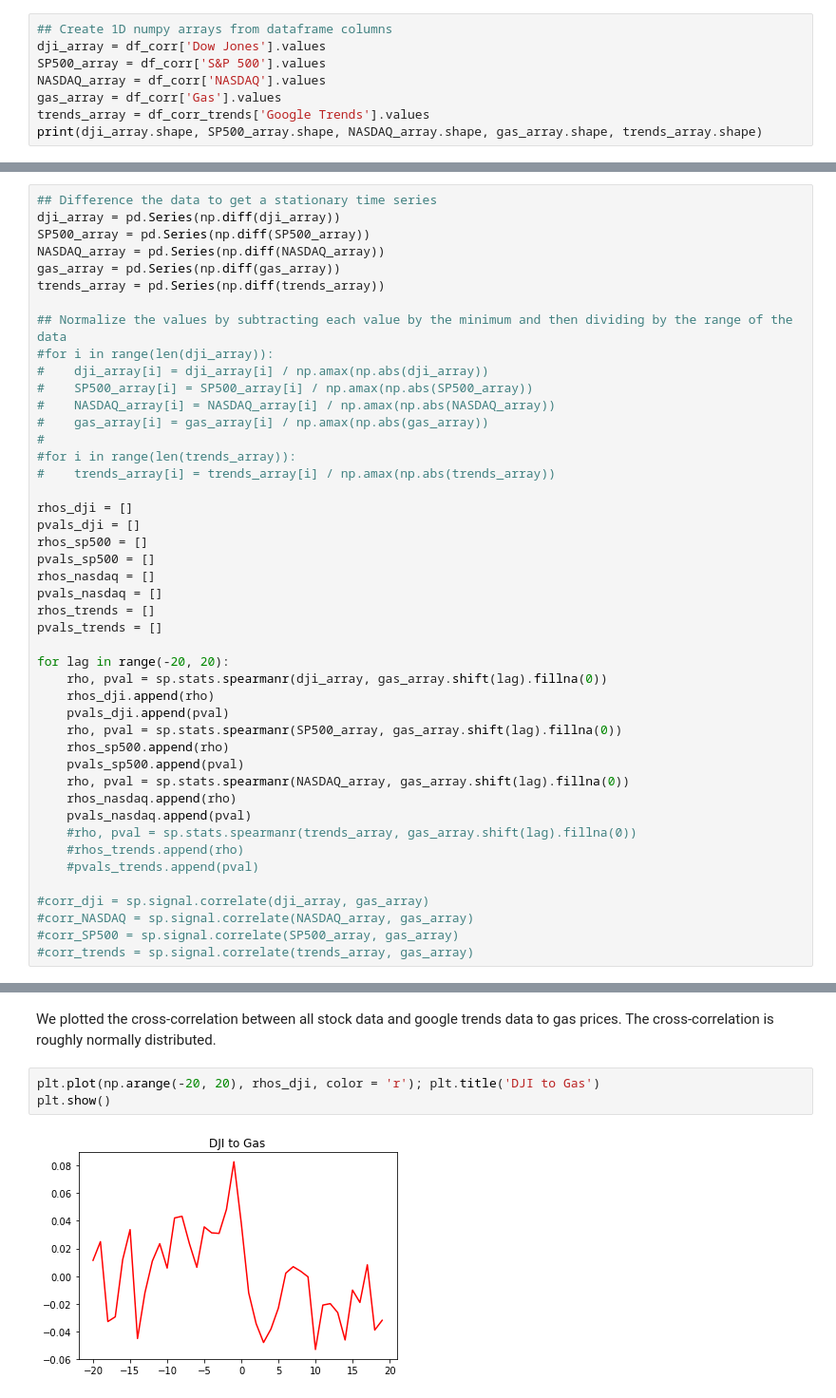
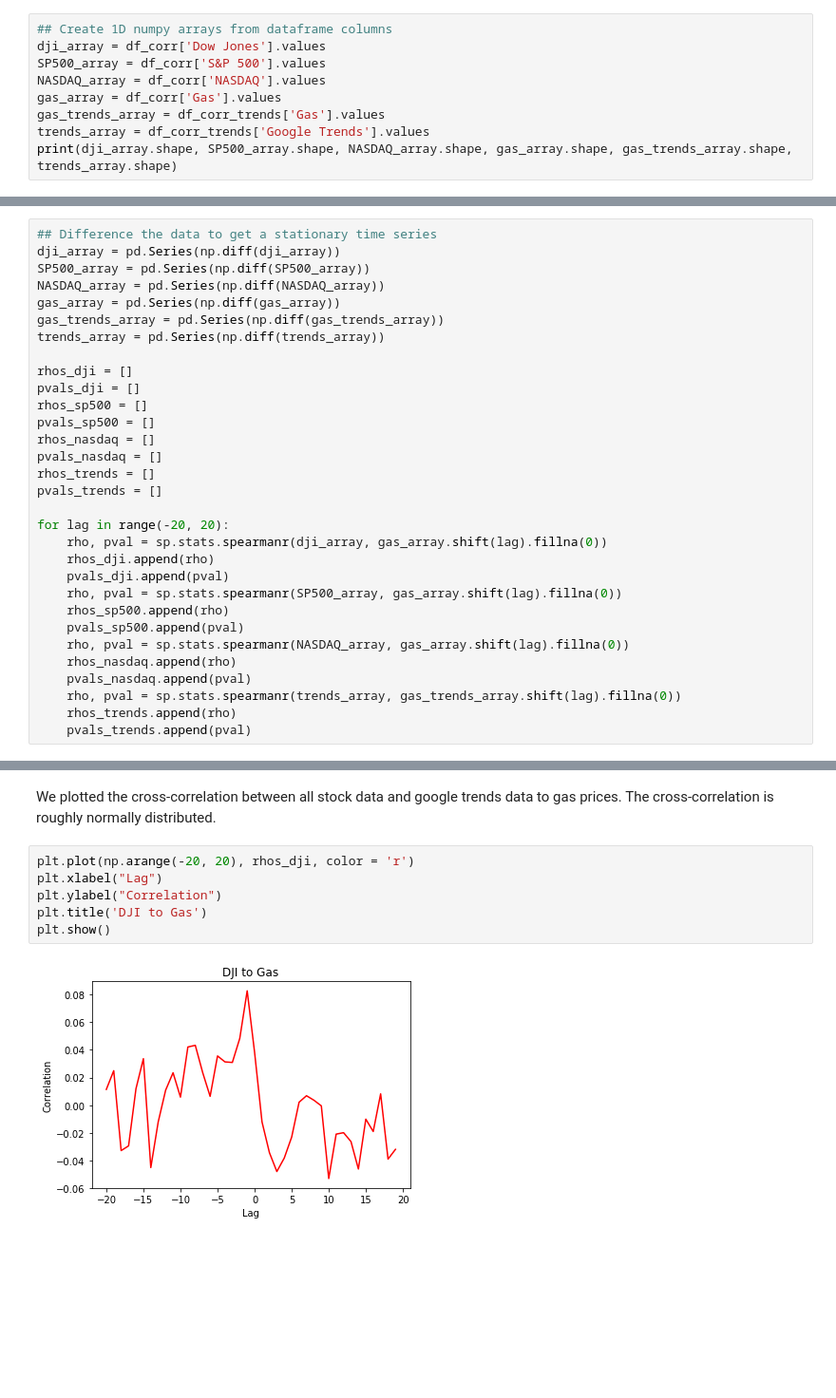
Before and after one commit to Allen-Z-4230/FutureGas, a Jupyter notebook: future_gas_folder/Correlations.ipynb, the cells around one changed output, grey strips where cells are left out. Shown at 95% size. Drawn from its saved outputs; the diff is of its cells as text; blank space fills up the shorter version.

Commit message:
added a few statements about the correlation, idk values are low

```diff
--- a/future_gas_folder/Correlations.ipynb
+++ b/future_gas_folder/Correlations.ipynb
@@ -162,6 +162,7 @@ dji_array = df_corr['Dow Jones'].values
 SP500_array = df_corr['S&P 500'].values
 NASDAQ_array = df_corr['NASDAQ'].values
 gas_array = df_corr['Gas'].values
+gas_trends_array = df_corr_trends['Gas'].values
 trends_array = df_corr_trends['Google Trends'].values
-print(dji_array.shape, SP500_array.shape, NASDAQ_array.shape, gas_array.shape, trends_array.shape)
+print(dji_array.shape, SP500_array.shape, NASDAQ_array.shape, gas_array.shape, gas_trends_array.shape, trends_array.shape)
 # %% [output]
@@ -187,17 +173,8 @@ dji_array = pd.Series(np.diff(dji_array))
 SP500_array = pd.Series(np.diff(SP500_array))
 NASDAQ_array = pd.Series(np.diff(NASDAQ_array))
 gas_array = pd.Series(np.diff(gas_array))
+gas_trends_array = pd.Series(np.diff(gas_trends_array))
 trends_array = pd.Series(np.diff(trends_array))
-
-## Normalize the values by subtracting each value by the minimum and then dividing by the range of the data
-#for i in range(len(dji_array)):
-#    dji_array[i] = dji_array[i] / np.amax(np.abs(dji_array))
-#    SP500_array[i] = SP500_array[i] / np.amax(np.abs(SP500_array))
-#    NASDAQ_array[i] = NASDAQ_array[i] / np.amax(np.abs(NASDAQ_array))
-#    gas_array[i] = gas_array[i] / np.amax(np.abs(gas_array))
-#
-#for i in range(len(trends_array)):
-#    trends_array[i] = trends_array[i] / np.amax(np.abs(trends_array))
 
 rhos_dji = []
 pvals_dji = []
@@ -218,11 +195,6 @@ for lag in range(-20, 20):
     rho, pval = sp.stats.spearmanr(NASDAQ_array, gas_array.shift(lag).fillna(0))
     rhos_nasdaq.append(rho)
     pvals_nasdaq.append(pval)
-    #rho, pval = sp.stats.spearmanr(trends_array, gas_array.shift(lag).fillna(0))
-    #rhos_trends.append(rho)
-    #pvals_trends.append(pval)
-
-#corr_dji = sp.signal.correlate(dji_array, gas_array)
-#corr_NASDAQ = sp.signal.correlate(NASDAQ_array, gas_array)
-#corr_SP500 = sp.signal.correlate(SP500_array, gas_array)
-#corr_trends = sp.signal.correlate(trends_array, gas_array)
+    rho, pval = sp.stats.spearmanr(trends_array, gas_trends_array.shift(lag).fillna(0))
+    rhos_trends.append(rho)
+    pvals_trends.append(pval)
@@ -233,7 +203,10 @@ print()
 # %% [markdown]
 We plotted the cross-correlation between all stock data and google trends data to gas prices. The cross-correlation is roughly normally distributed.
 # %%
-plt.plot(np.arange(-20, 20), rhos_dji, color = 'r'); plt.title('DJI to Gas')
+plt.plot(np.arange(-20, 20), rhos_dji, color = 'r')
+plt.xlabel("Lag")
+plt.ylabel("Correlation")
+plt.title('DJI to Gas')
 plt.show()
 # %% [output]
-[figure, old version]
+[figure, new version]
```
Also changed, not shown: parts of 23 cells of this notebook.
